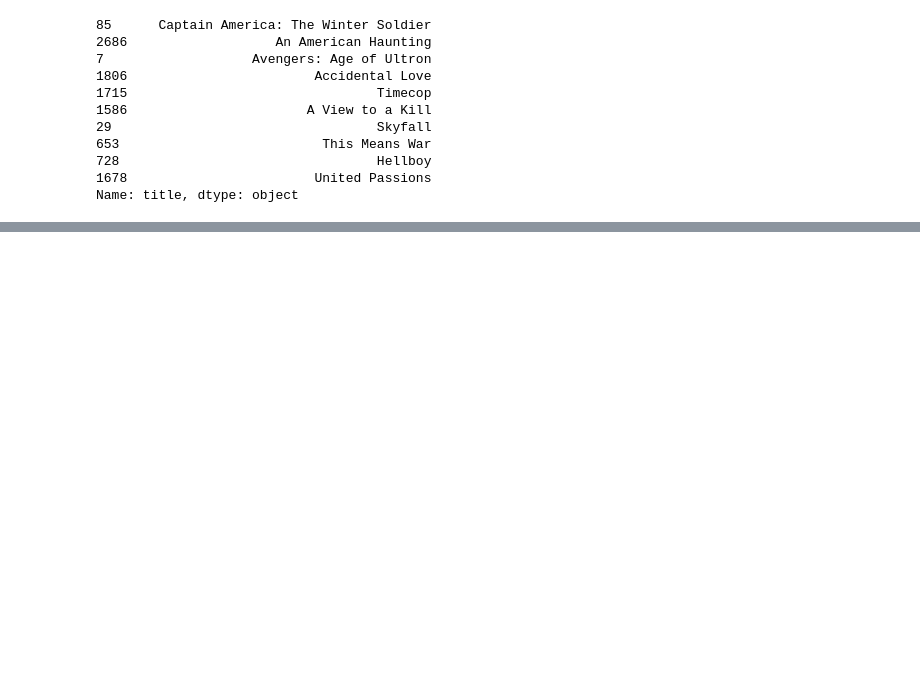
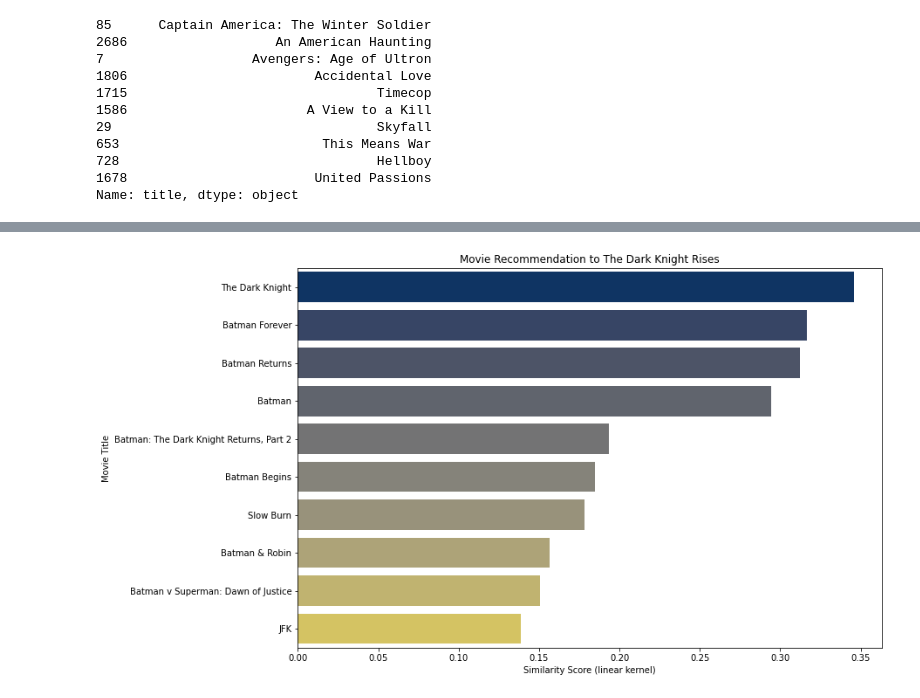
Before and after one commit to roynozoa/Machine-Learning-in-Python, a Jupyter notebook: [Project 3] NLP Movie Recommender/notebook.ipynb, the cells around one changed output, grey strips where cells are left out. Drawn from its saved outputs; the diff is of its cells as text; code cells hidden in the pictures; blank space fills up the shorter version.

```diff
--- a/[Project 3] NLP Movie Recommender/notebook.ipynb
+++ b/[Project 3] NLP Movie Recommender/notebook.ipynb
@@ -153,0 +206,4 @@ Name: title, dtype: object
+# %%
+get_recommendation_plot('The Dark Knight Rises')
+# %% [output]
+[figure, added]
```
Also changed, not shown: parts of 7 cells of this notebook.
